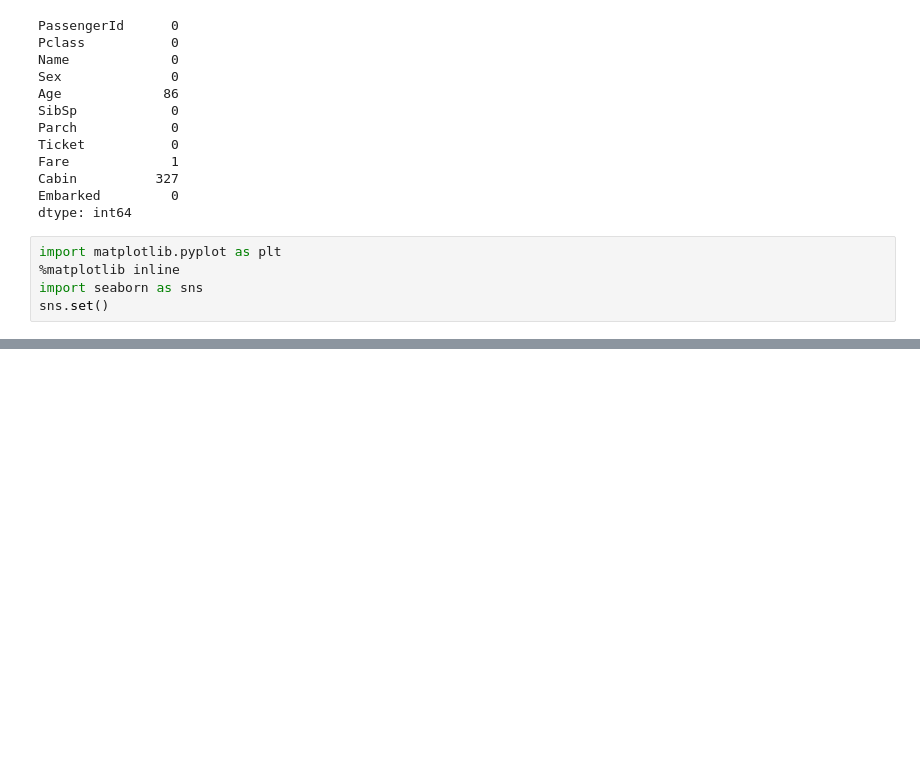
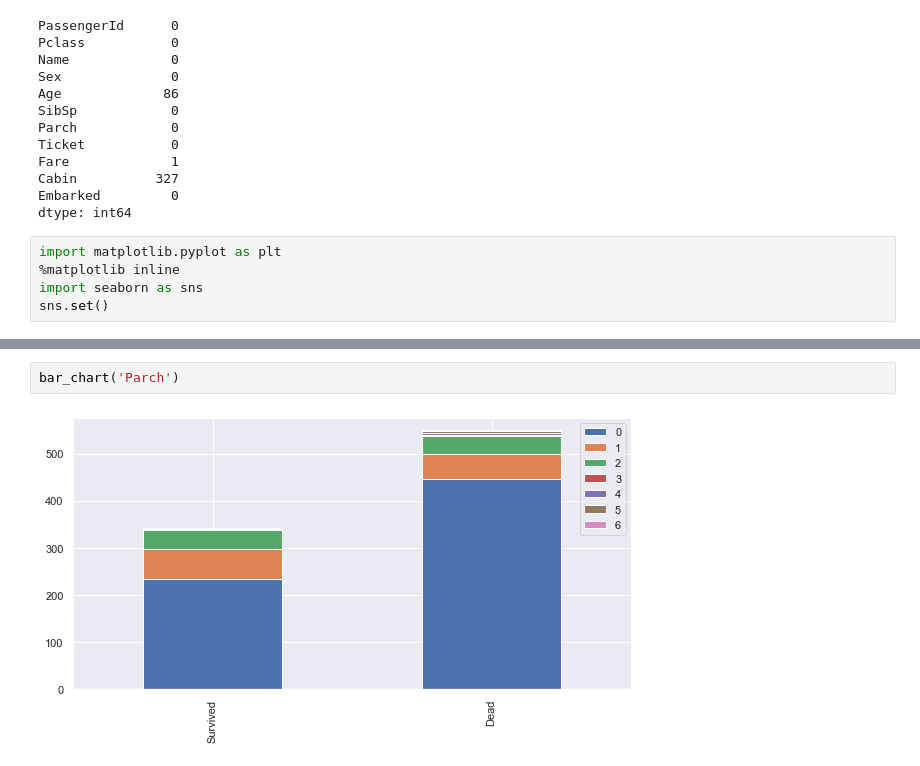
Before and after one commit to suhsuh1106/ML_python, a Jupyter notebook: Titanic_solution.ipynb, the cells around one changed output, grey strips where cells are left out. Saved outputs shown, nothing was run; the diff lists cells and outputs as text; blank space fills up the shorter version.

```diff
--- a/Titanic_solution.ipynb
+++ b/Titanic_solution.ipynb
@@ -119,0 +148,4 @@ sns.set()
+# %%
+bar_chart('Parch')
+# %% [output]
+[figure, added]
```
Also changed, not shown: parts of 8 cells of this notebook.
